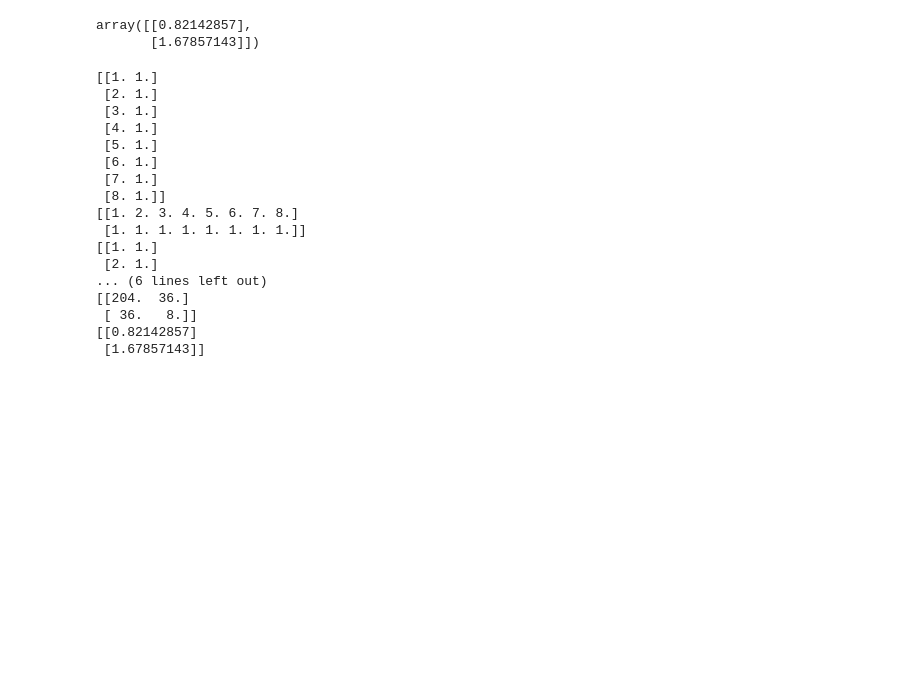
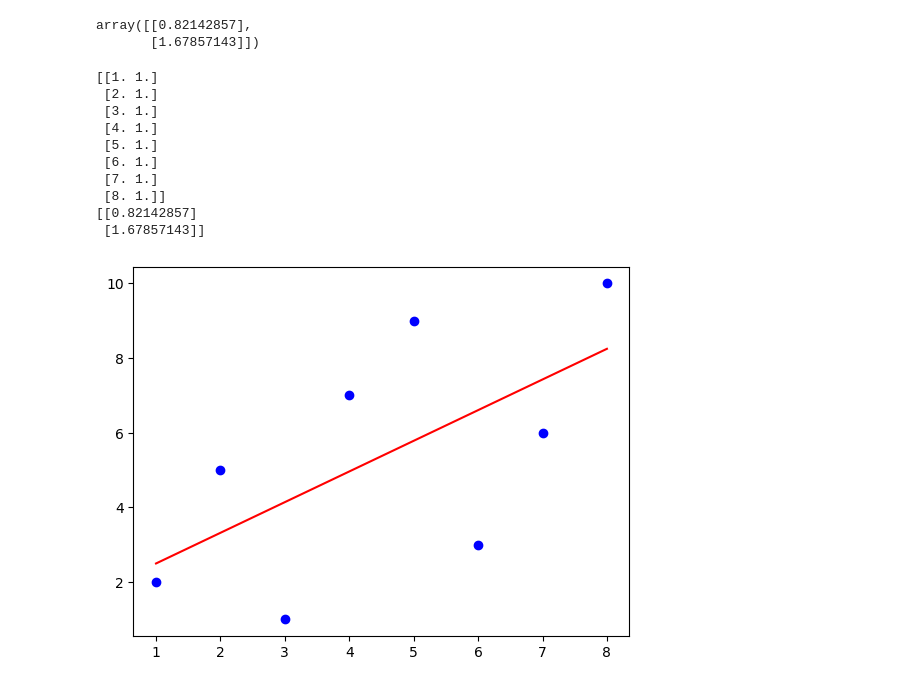
Before and after one commit to MarvelCollin/scientific-computing, a Jupyter notebook: least_square_regression.ipynb, the cells around one changed output. Saved outputs shown, nothing was run; the diff lists cells and outputs as text; code cells hidden in the pictures; blank space fills up the shorter version.

```diff
--- a/least_square_regression.ipynb
+++ b/least_square_regression.ipynb
@@ -88,43 +88,37 @@ array([[0.82142857],
 import numpy as np
 import matplotlib.pyplot as plt
 
 x = [1,2,3,4,5,6,7,8]
 y = [2,5,1,7,9,3,6,10]
 
 x = np.array(x)
 y = np.array(y)
 
 A = np.stack([x, np.ones(len(x))]).T
 y = y[:, np.newaxis]
 print(A)
 
 first = np.linalg.inv(np.dot(A.T , A))
 second = np.dot(first, A.T)
 alpha = np.dot(second, y)
 
 print(alpha)
 
-# plt.plot(x, y, 'bo')
-# plt.plot(x, alpha[0] * x + alpha[1], 'r')
-# plt.show()
+plt.plot(x, y, 'bo')
+plt.plot(x, alpha[0] * x + alpha[1], 'r')
+plt.show()
 # %% [output]
 [[1. 1.]
  [2. 1.]
  [3. 1.]
  [4. 1.]
  [5. 1.]
  [6. 1.]
  [7. 1.]
  [8. 1.]]
-[[1. 2. 3. 4. 5. 6. 7. 8.]
- [1. 1. 1. 1. 1. 1. 1. 1.]]
-[[1. 1.]
- [2. 1.]
-... (6 lines left out)
-[[204.  36.]
- [ 36.   8.]]
 [[0.82142857]
  [1.67857143]]
+[figure, added]
 # %%
 import numpy as np
 import matplotlib.pyplot as plt
```
Also changed, not shown: parts of 3 cells of this notebook, 2 other files.
